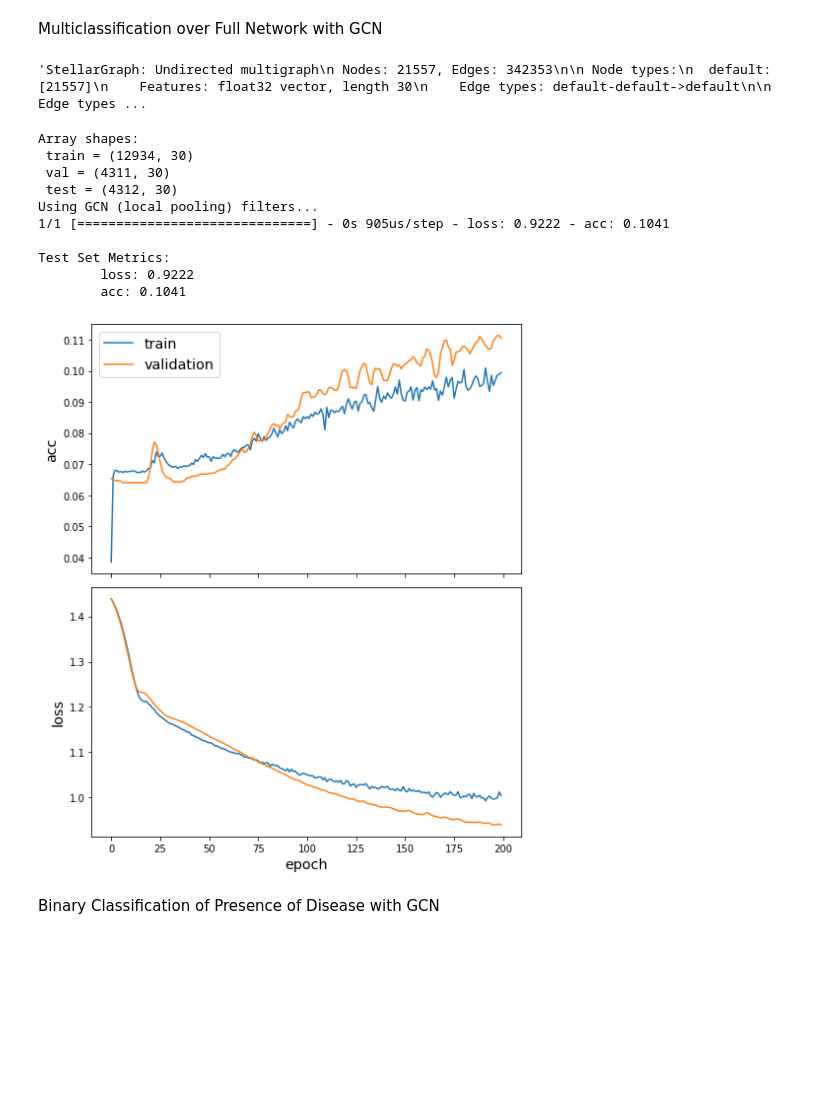
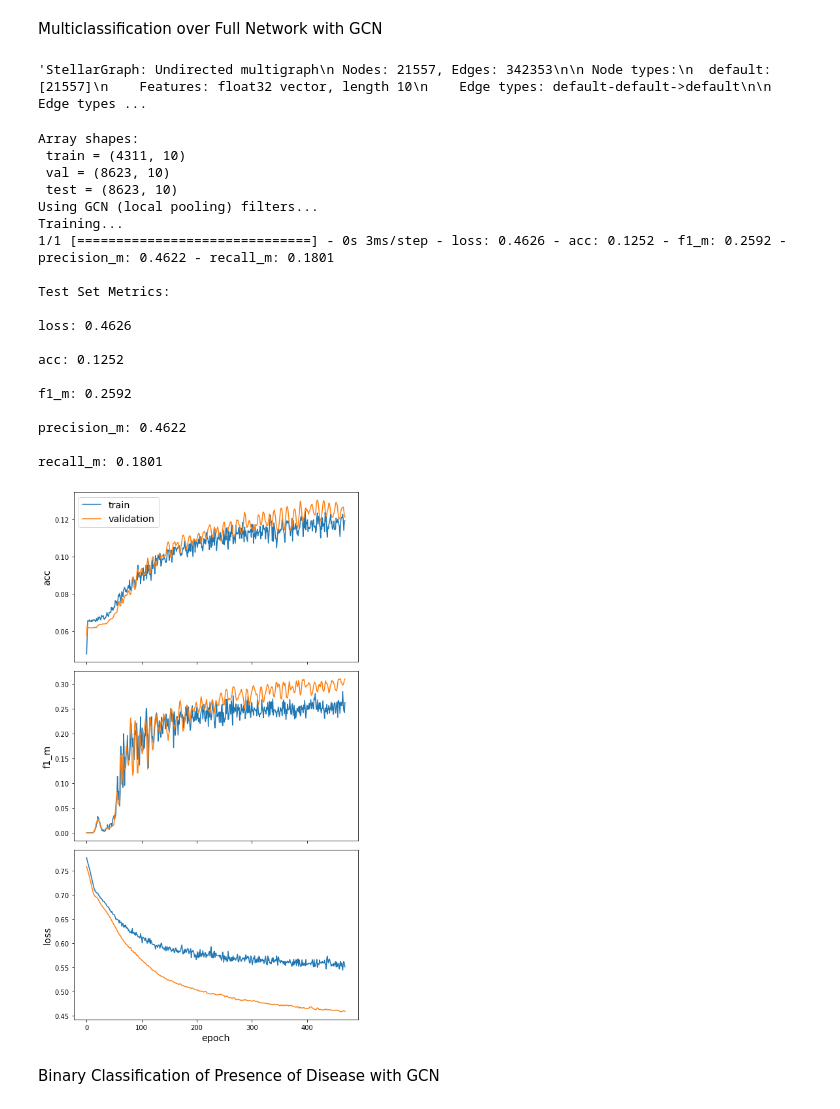
Before and after one commit to arolihas/ppi-motifs, a Jupyter notebook: graphnets.ipynb, the cells around one changed output. Cells and saved outputs as stored; diff of their text form; code cells hidden in the pictures; blank space fills up the shorter version.

Commit message:
streamlined pipeline

```diff
--- a/graphnets.ipynb
+++ b/graphnets.ipynb
@@ -72,29 +20,38 @@ Multiclassification over Full Network with GCN
 # %%
 nodes = set(graph.nodes())
 drop_rows = []
-for n in multi_diseases.index:
+for n in simple_diseases.index:
     if n not in nodes:
         drop_rows.append(n)
-node_multi_diseases = multi_diseases.drop(drop_rows)
+node_multi_diseases = simple_diseases.drop(drop_rows)
 # %%
 G = sg.StellarGraph(graph, node_features=node_multi_diseases)
 G.info()
 # %% [output]
-'StellarGraph: Undirected multigraph\n Nodes: 21557, Edges: 342353\n\n Node types:\n  default: [21557]\n    Features: float32 vector, length 30\n    Edge types: default-default->default\n\n Edge types ...
+'StellarGraph: Undirected multigraph\n Nodes: 21557, Edges: 342353\n\n Node types:\n  default: [21557]\n    Features: float32 vector, length 10\n    Edge types: default-default->default\n\n Edge types ...
 # %%
-gcn_pipeline(G, node_multi_diseases)
+gcn_pipeline(G, node_multi_diseases, layer_sizes=[32, 32])
 # %% [output]
 Array shapes:
- train = (12934, 30)
- val = (4311, 30)
- test = (4312, 30)
+ train = (4311, 10)
+ val = (8623, 10)
+ test = (8623, 10)
 Using GCN (local pooling) filters...
-1/1 [==============================] - 0s 905us/step - loss: 0.9222 - acc: 0.1041
+Training...
+1/1 [==============================] - 0s 3ms/step - loss: 0.4626 - acc: 0.1252 - f1_m: 0.2592 - precision_m: 0.4622 - recall_m: 0.1801
 
 Test Set Metrics:
-        loss: 0.9222
-        acc: 0.1041
+
+loss: 0.4626
+
+acc: 0.1252
+
+f1_m: 0.2592
+
+precision_m: 0.4622
+
+recall_m: 0.1801
-[figure, old version]
+[figure, new version]
 # %% [markdown]
 Binary Classification of Presence of Disease with GCN
 # %%
```
Also changed, not shown: parts of 7 cells of this notebook, 3 other files.
